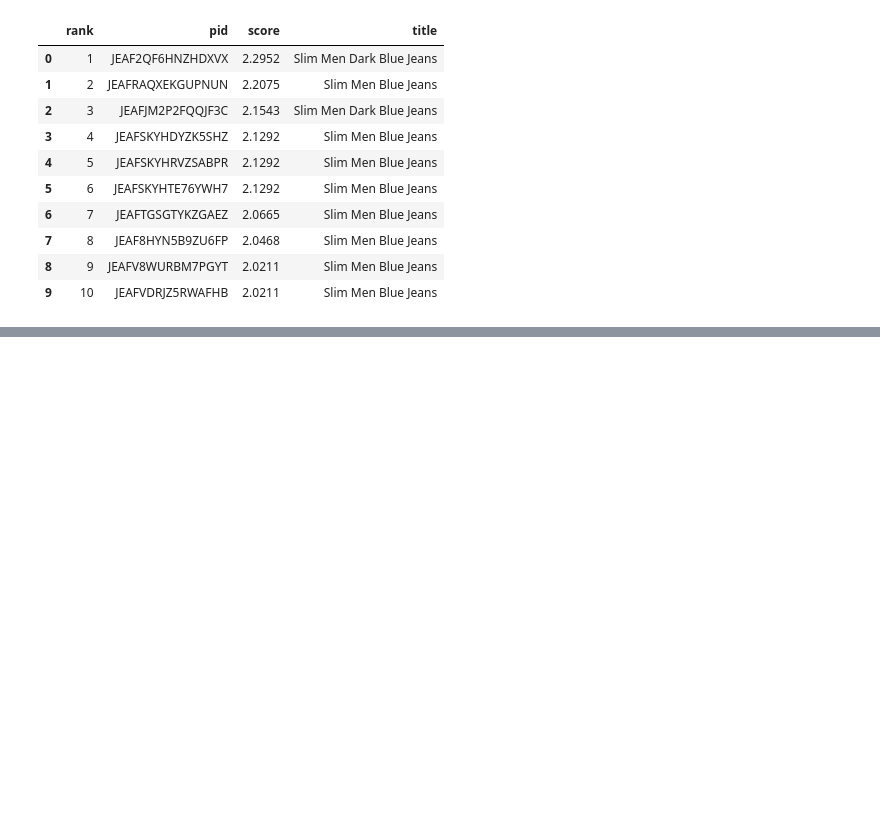
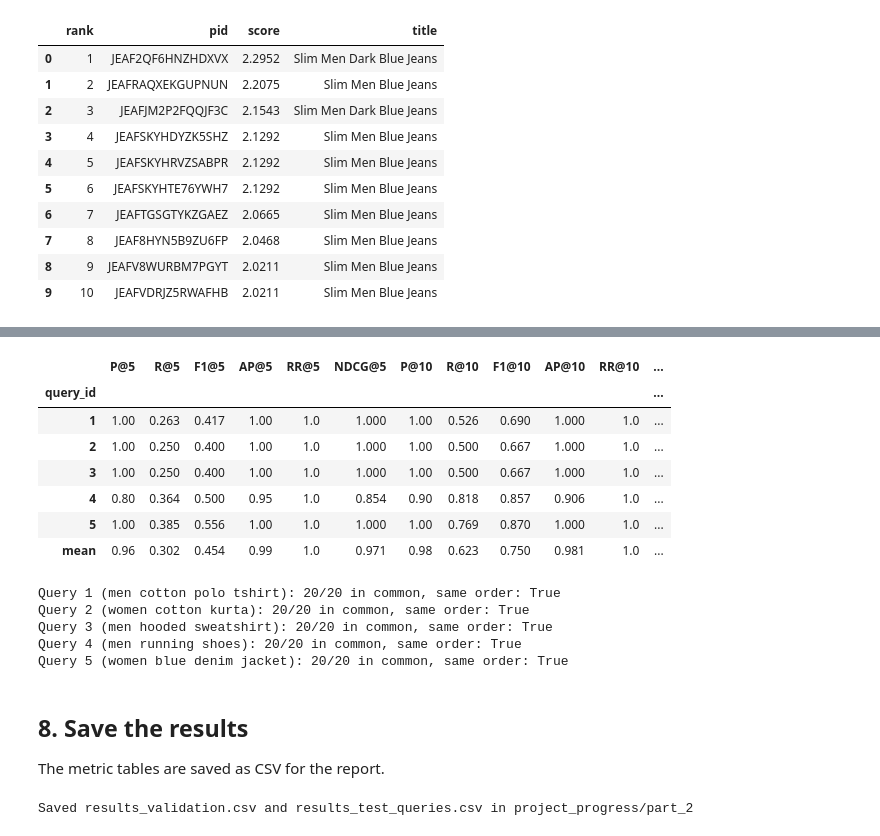
Before and after one commit to elenagotlost/irwa-search-engine, a Jupyter notebook: project_progress/part_2/part_2.ipynb, the cells around one changed output, grey strips where cells are left out. Saved outputs shown, nothing was run; the diff lists cells and outputs as text; code cells hidden in the pictures; blank space fills up the shorter version.

```diff
--- a/project_progress/part_2/part_2.ipynb
+++ b/project_progress/part_2/part_2.ipynb
@@ -253,0 +389,36 @@ Query 2: men slim jeans blue
+# %%
+test_runs = {qid: (g.label.to_numpy(), 1 / g["rank"].to_numpy())
+             for qid, g in test_labels.sort_values("rank").groupby("query_id")}
+test_table = metrics_table(test_runs)
+test_table
+# %% [output]
+|  | P@5 | R@5 | F1@5 | AP@5 | RR@5 | NDCG@5 | P@10 | R@10 | F1@10 | AP@10 | RR@10 | ... |
+| query_id |  |  |  |  |  |  |  |  |  |  |  | ... |
+| 1 | 1.00 | 0.263 | 0.417 | 1.00 | 1.0 | 1.000 | 1.00 | 0.526 | 0.690 | 1.000 | 1.0 | ... |
+| 2 | 1.00 | 0.250 | 0.400 | 1.00 | 1.0 | 1.000 | 1.00 | 0.500 | 0.667 | 1.000 | 1.0 | ... |
+| 3 | 1.00 | 0.250 | 0.400 | 1.00 | 1.0 | 1.000 | 1.00 | 0.500 | 0.667 | 1.000 | 1.0 | ... |
+| 4 | 0.80 | 0.364 | 0.500 | 0.95 | 1.0 | 0.854 | 0.90 | 0.818 | 0.857 | 0.906 | 1.0 | ... |
+| 5 | 1.00 | 0.385 | 0.556 | 1.00 | 1.0 | 1.000 | 1.00 | 0.769 | 0.870 | 1.000 | 1.0 | ... |
+| mean | 0.96 | 0.302 | 0.454 | 0.99 | 1.0 | 0.971 | 0.98 | 0.623 | 0.750 | 0.981 | 1.0 | ... |
+# %%
+# Reproducibility: the current engine should return the same top-20 that we labelled.
+for qid, q in TEST_QUERIES.items():
+    labelled = test_labels[test_labels.query_id == qid].sort_values("rank").pid.tolist()
+    current = search(q, top_k=20).pid.tolist()
+    print(f"Query {qid} ({q}): {len(set(labelled) & set(current))}/20 in common, same order: {labelled == current}")
+# %% [output]
+Query 1 (men cotton polo tshirt): 20/20 in common, same order: True
+Query 2 (women cotton kurta): 20/20 in common, same order: True
+Query 3 (men hooded sweatshirt): 20/20 in common, same order: True
+Query 4 (men running shoes): 20/20 in common, same order: True
+Query 5 (women blue denim jacket): 20/20 in common, same order: True
+# %% [markdown]
+## 8. Save the results
+
+The metric tables are saved as CSV for the report.
+# %%
+val_table.to_csv(PART2 / "results_validation.csv")
+test_table.to_csv(PART2 / "results_test_queries.csv")
+print("Saved results_validation.csv and results_test_queries.csv in", PART2.relative_to(ROOT))
+# %% [output]
+Saved results_validation.csv and results_test_queries.csv in project_progress/part_2
```
Also changed, not shown: parts of 11 cells of this notebook, 3 other files.
